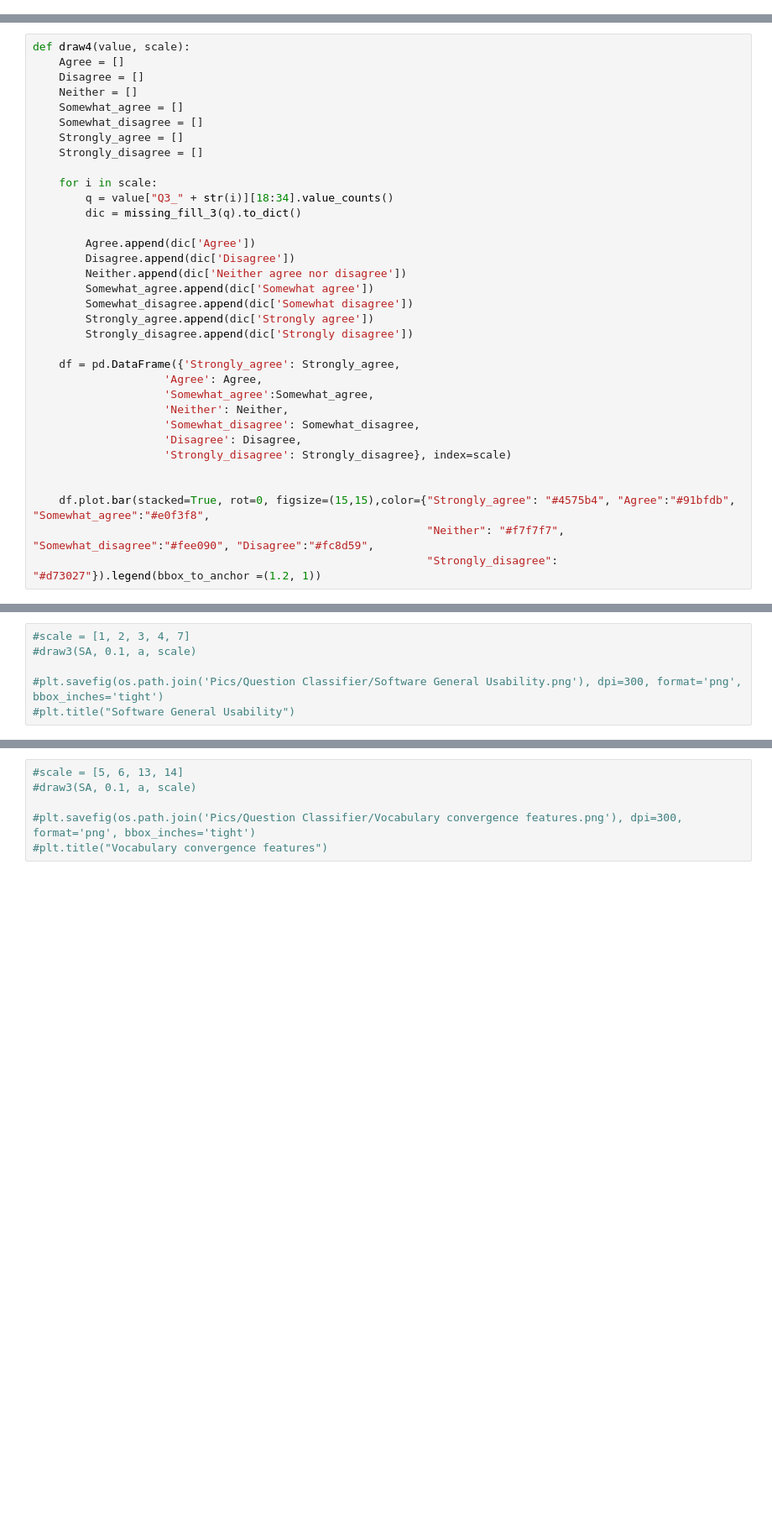
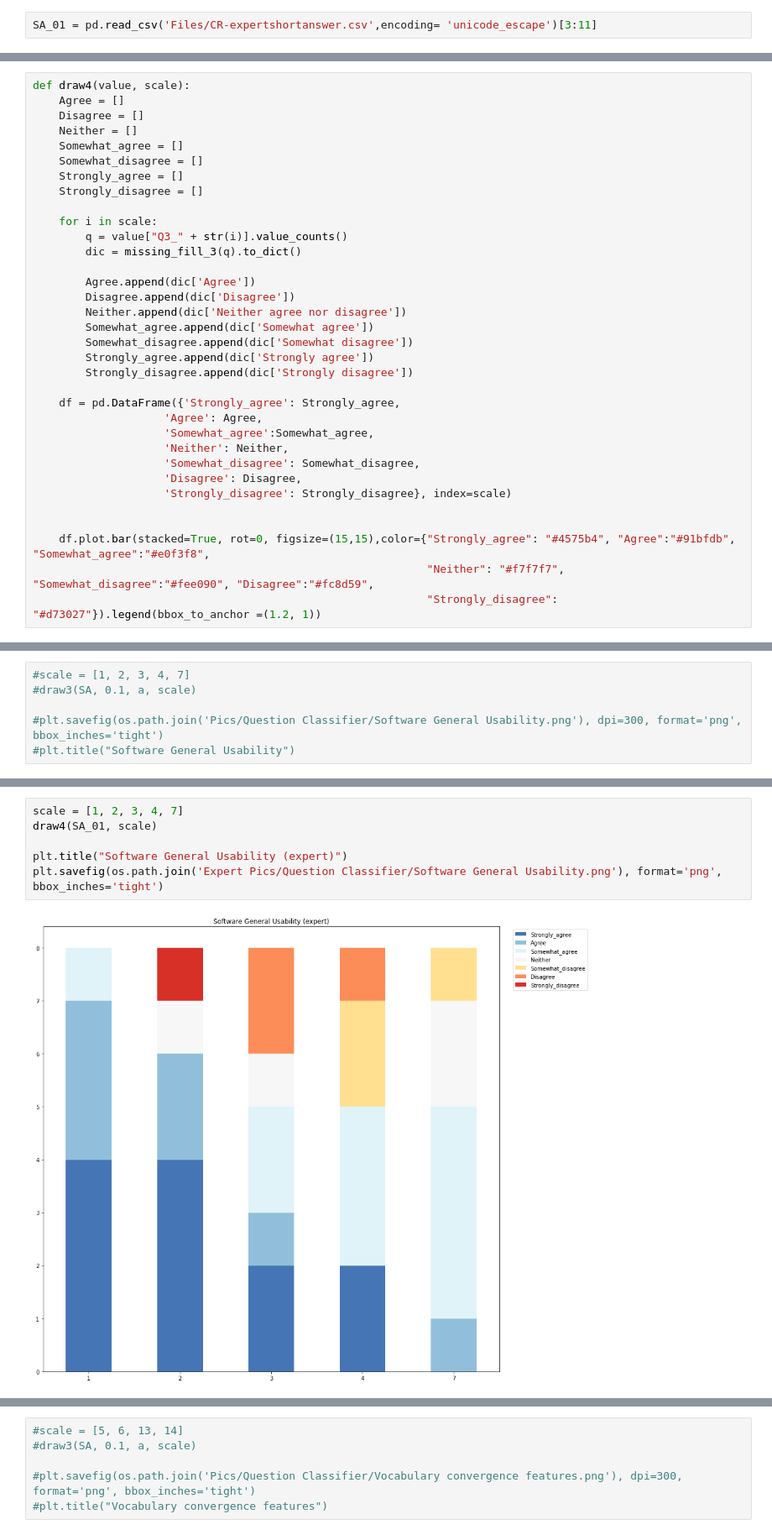
Before and after one commit to YuxuanZhou1/Character-Recorder-DA, a Jupyter notebook: Question classifier.ipynb, the cells around one changed output, grey strips where cells are left out. Shown at 84% size. Saved outputs shown, nothing was run; the diff lists cells and outputs as text; blank space fills up the shorter version.

```diff
--- a/Question classifier.ipynb
+++ b/Question classifier.ipynb
@@ -8,3 +8,5 @@ SA = pd.read_csv('Files/CR-shortanswer.csv')
+# %%
+SA_01 = pd.read_csv('Files/CR-expertshortanswer.csv',encoding= 'unicode_escape')[3:11]
 # %%
 def missing_fill_3(question):
 
@@ -72,7 +74,7 @@ def draw4(value, scale):
     Strongly_disagree = []
 
     for i in scale:
-        q = value["Q3_" + str(i)][18:34].value_counts()
+        q = value["Q3_" + str(i)].value_counts()
         dic = missing_fill_3(q).to_dict()
 
         Agree.append(dic['Agree'])
@@ -145,0 +150,8 @@ plt.savefig(os.path.join('Pics/Question Classifier/V.2/Software General Usabilit
+# %%
+scale = [1, 2, 3, 4, 7]
+draw4(SA_01, scale)
+
+plt.title("Software General Usability (expert)")
+plt.savefig(os.path.join('Expert Pics/Question Classifier/Software General Usability.png'), format='png', bbox_inches='tight')
+# %% [output]
+[figure, added]
```
Also changed, not shown: parts of 29 cells of this notebook, 35 other files.
